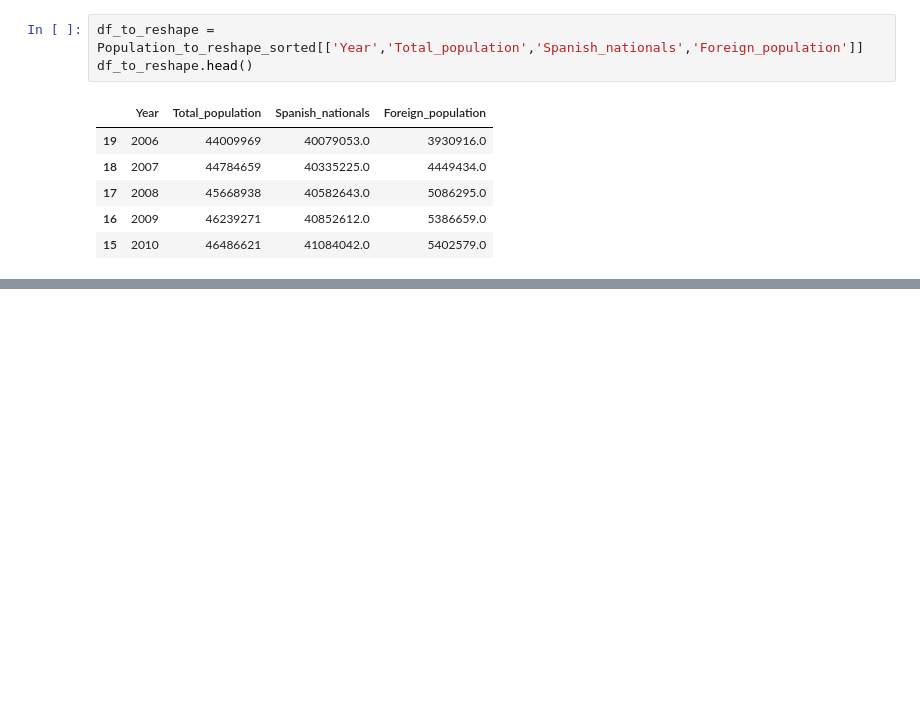
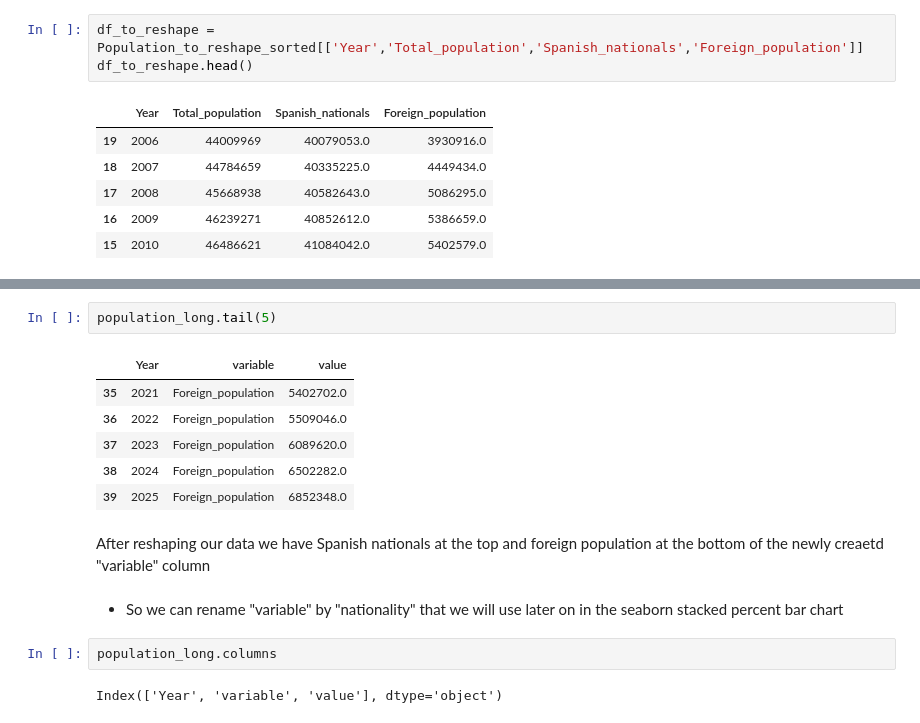
Before and after one commit to Pablo-source/ML-using-Python, a Jupyter notebook: Seaborn_gallery/02_percent_barplot_population_nationality.ipynb, the cells around one changed output, grey strips where cells are left out. Drawn from its saved outputs; the diff is of its cells as text; blank space fills up the shorter version.

```diff
--- a/Seaborn_gallery/02_percent_barplot_population_nationality.ipynb
+++ b/Seaborn_gallery/02_percent_barplot_population_nationality.ipynb
@@ -282,0 +327,17 @@ df_to_reshape.head()
+# %%
+population_long.tail(5)
+# %% [output]
+|  | Year | variable | value |
+| 35 | 2021 | Foreign_population | 5402702.0 |
+| 36 | 2022 | Foreign_population | 5509046.0 |
+| 37 | 2023 | Foreign_population | 6089620.0 |
+| 38 | 2024 | Foreign_population | 6502282.0 |
+| 39 | 2025 | Foreign_population | 6852348.0 |
+# %% [markdown]
+After reshaping our data we have Spanish nationals at the top and foreign population at the bottom of the newly creaetd "variable" column
+# %% [markdown]
+- So we can rename "variable" by "nationality" that we will use later on in the seaborn stacked percent bar chart
+# %%
+population_long.columns
+# %% [output]
+Index(['Year', 'variable', 'value'], dtype='object')
```
Also changed, not shown: parts of 6 cells of this notebook.
